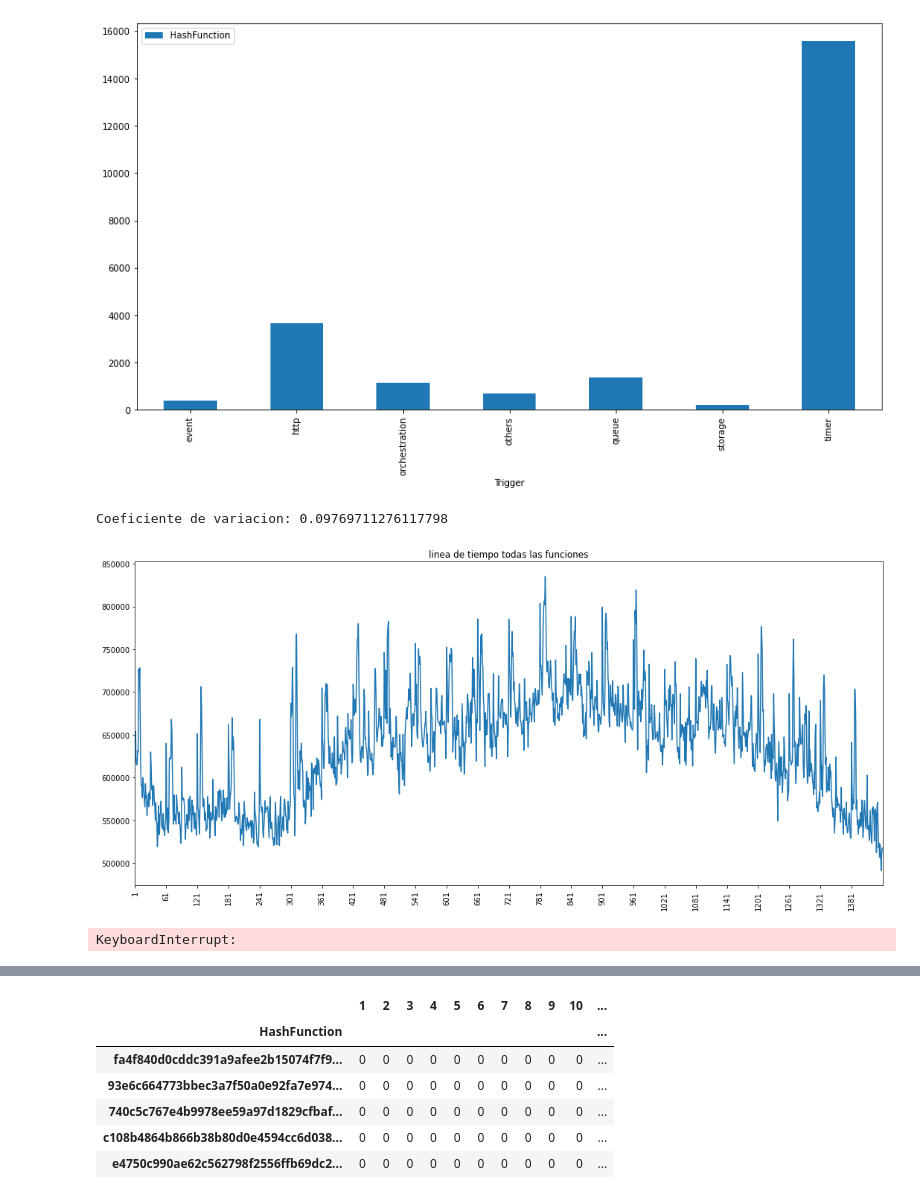
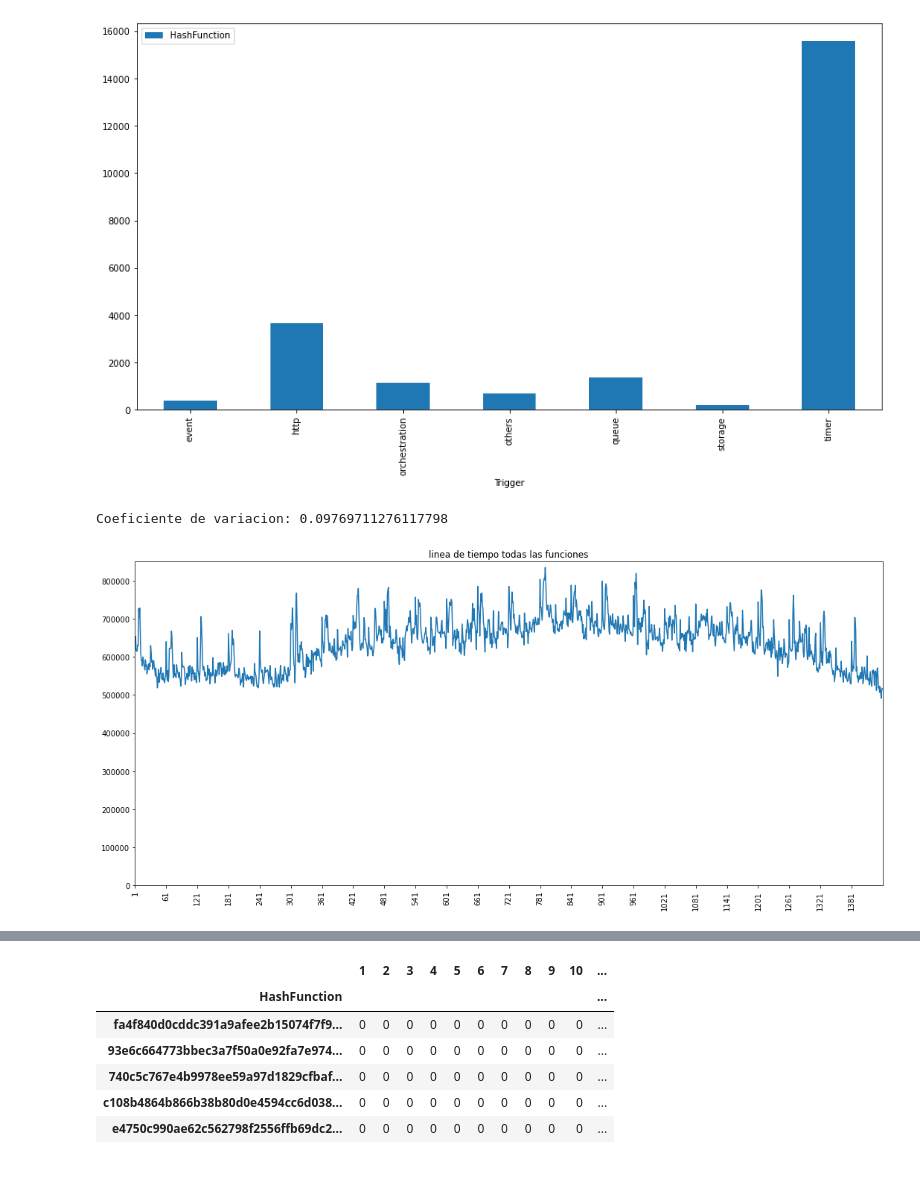
Before and after one commit to robinsonf214/Analisis_CVR, a Jupyter notebook: Serie de tiempo.ipynb, the cells around one changed output, grey strips where cells are left out. Cells and saved outputs as stored; diff of their text form; code cells hidden in the pictures.

```diff
--- a/Serie de tiempo.ipynb
+++ b/Serie de tiempo.ipynb
@@ -383,39 +383,16 @@ timer                 15565
 # %%
 print("Coeficiente de variacion:", cv(dia_todos.sum()))
 plt.figure(figsize=(18,8))
 plt.plot(dia_todos.sum())
-
+plt.ylim(0, 850000)
 plt.xlim(0, 1440)
 plt.xticks(np.arange(0, 1440,60))
 plt.xticks(rotation=90)
 plt.title("linea de tiempo todas las funciones")
 plt.ion()
 # %% [output]
 Coeficiente de variacion: 0.09769711276117798
-[figure, old version]
+[figure, new version]
-# %%
-#quitandole todas las funciones con con cualquier periodo  y desv_est <= 1
-indic = countt.set_index('HashFunction')
-indic = indic.index.to_numpy()
-with tqdm(total=len(indic), file=sys.stdout) as pbar:
-    cont_ind = 0
-    for i in indd:
-        if(i in dia_todos.index):
-            dia_todos.drop(i, inplace = True)
-        cont_ind+=1
-        pbar.set_description('indices procesados: %d' %(cont_ind))
-        pbar.update(1)
-print("Coeficiente de variacion:", cv(dia_todos.sum()))
-plt.figure(figsize=(18,8))
-plt.plot(dia_todos.sum())
-
-plt.xlim(0, 1440)
-plt.xticks(np.arange(0, 1440,60))
-plt.xticks(rotation=90)
-plt.title("linea de tiempo todas las funciones")
-plt.ion()
-# %% [output]
-KeyboardInterrupt:
 # %%
 #quitandole todas las funciones con con cualquier periodo  y desv_est <= 1
 indic = countt.set_index('HashFunction')
```
Also changed, not shown: parts of 1 cell of this notebook, 1 other file.
